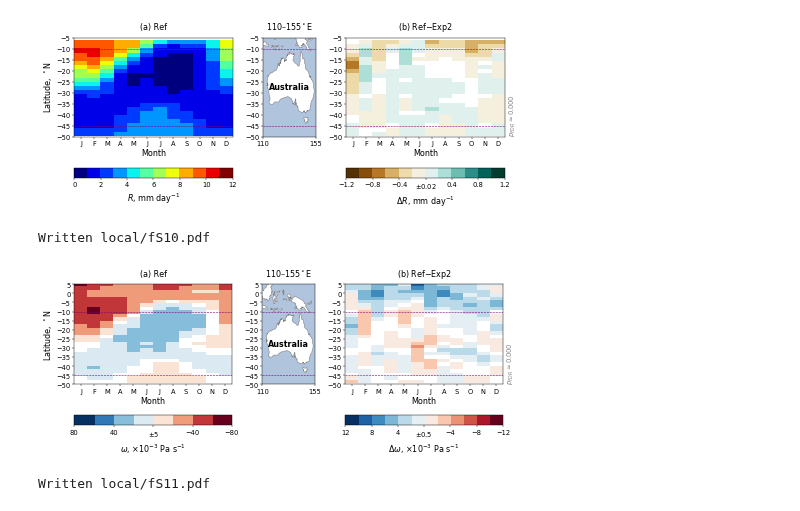
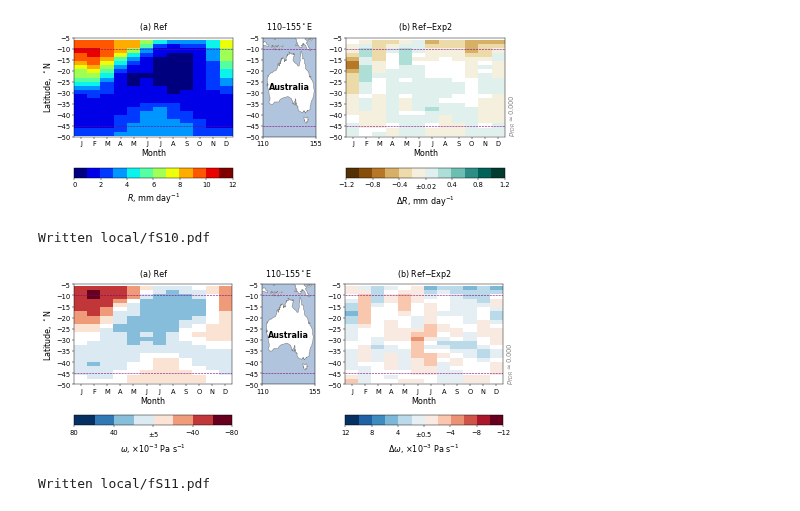
Before and after one commit to grandey/p17d-sulphur-eas-eqm, a Jupyter notebook: analysis_draft2018a/figures_draft2018a.ipynb, the cells around one changed output. Cells and saved outputs as stored; diff of their text form; code cells hidden in the pictures.

Commit message:
figures_draft2018a.ipynb: correcting latitude range in Fig. S10.

```diff
--- a/analysis_draft2018a/figures_draft2018a.ipynb
+++ b/analysis_draft2018a/figures_draft2018a.ipynb
@@ -1022,16 +1022,16 @@ Written local/fS09.pdf
 # %%
 # Mid-tropospheric vertical motion over Australia
 hovmuller_ref_diff(variable='OMEGA_ml19', f_or_b='b', region='Aus',
                    ref_vlim=[80, -80], ref_whiteout='5',
                    ref_cmap_name='RdBu', ref_nlev=8,
                    diff_vlim=[12, -12], diff_whiteout='0.5',
                    diff_cmap_name='RdBu', diff_nlev=12,
-                   ylim=[-50, 5],
+                   ylim=[-50, -5],
                    file_prefix='fS{:02}'.format(supp_figure_counter))
 supp_figure_counter += 1
 # %% [output]
 Written local/fS10.pdf
-[figure, old version]
+[figure, new version]
 # %%
 # Total precipitation rate over Sahel
 hovmuller_ref_diff(variable='PRECC+PRECL', f_or_b='b', region='Sah',
```
Also changed, not shown: parts of 2 cells of this notebook.
